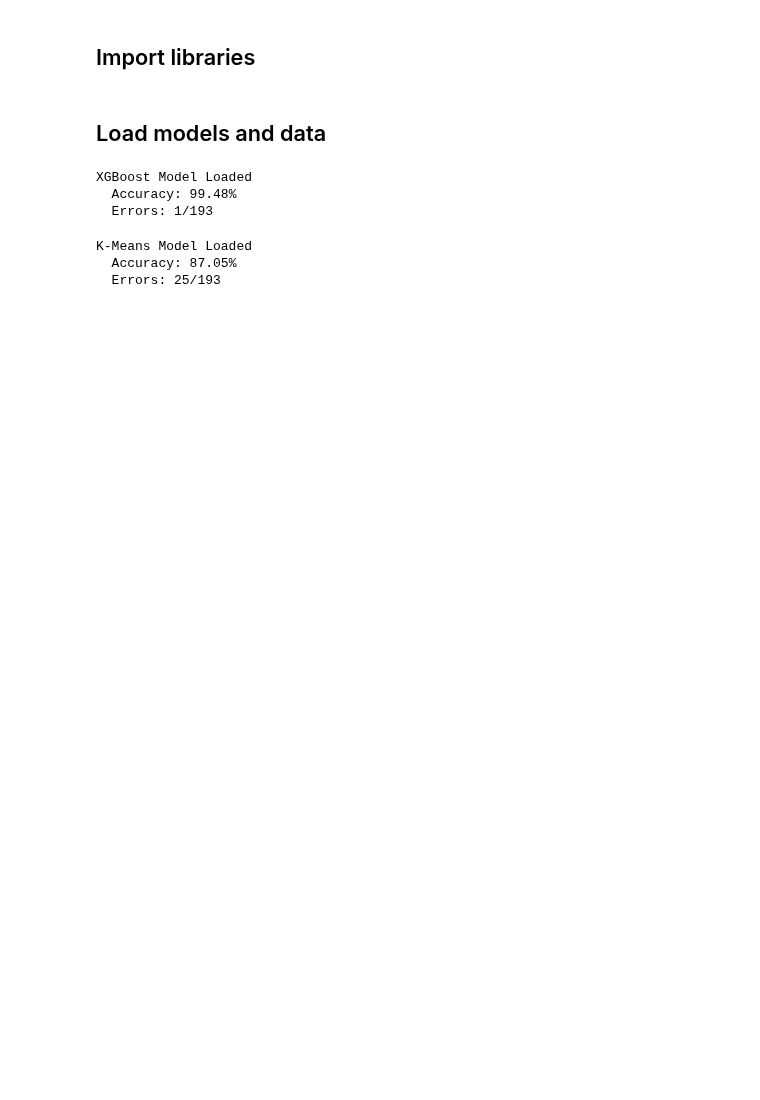
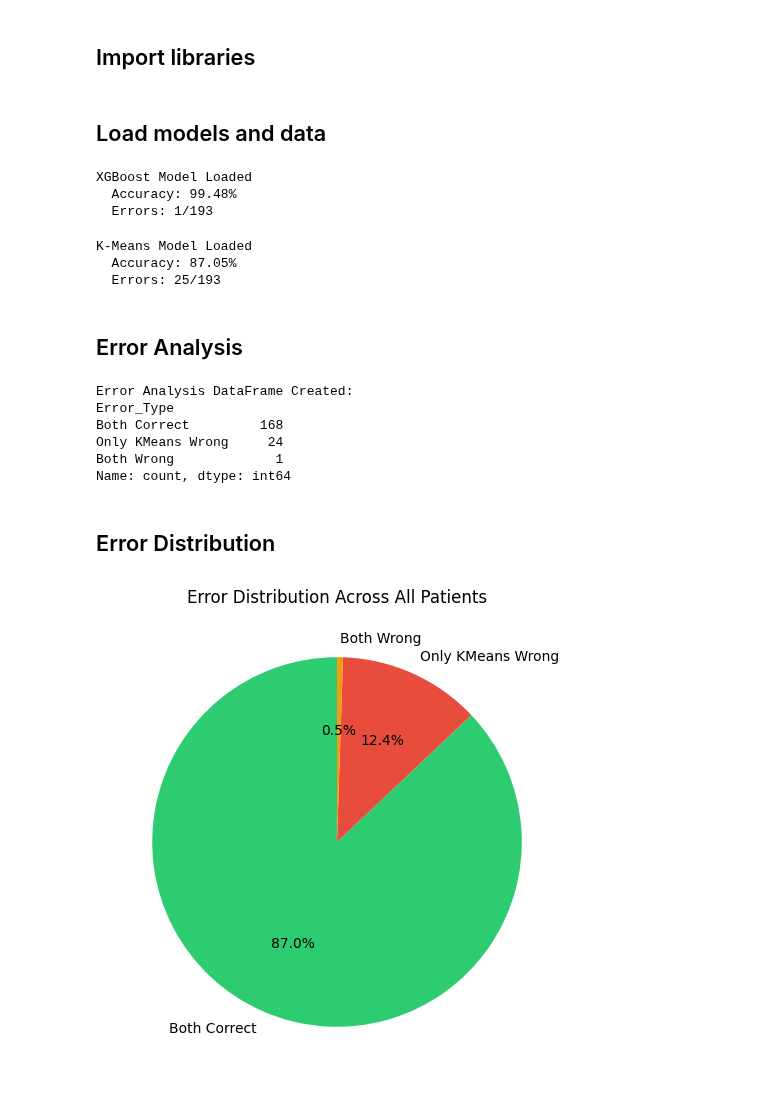
Before and after one commit to samirdahal888/Diabetes_Classification, a Jupyter notebook: notebooks/error_analysis/error_analysis.ipynb, the cells around one changed output. Saved outputs shown, nothing was run; the diff lists cells and outputs as text; code cells hidden in the pictures; blank space fills up the shorter version.

Commit message:
error analysis

```diff
--- a/notebooks/error_analysis/error_analysis.ipynb
+++ b/notebooks/error_analysis/error_analysis.ipynb
@@ -78,3 +78,56 @@ print(f"  Errors: {(~kmeans_correct).sum()}/{len(y_test)}")
 K-Means Model Loaded
   Accuracy: 87.05%
   Errors: 25/193
+# %% [markdown]
+## Error Analysis
+# %%
+# Create error analysis dataframe
+error_df = pd.DataFrame(
+    {
+        "True_Label": y_test_decoded,
+        "XGBoost_Prediction": xgb_predictions_decoded,
+        "KMeans_Prediction": kmeans_predictions_decoded,
+        "XGB_Correct": xgb_correct,
+        "KMeans_Correct": kmeans_correct,
+    }
+)
+
+# Add error type classification
+conditions = [
+    (error_df["XGB_Correct"]) & (error_df["KMeans_Correct"]),
+    (~error_df["XGB_Correct"]) & (error_df["KMeans_Correct"]),
+    (error_df["XGB_Correct"]) & (~error_df["KMeans_Correct"]),
+    (~error_df["XGB_Correct"]) & (~error_df["KMeans_Correct"]),
+]
+choices = ["Both Correct", "Only XGB Wrong", "Only KMeans Wrong", "Both Wrong"]
+error_df["Error_Type"] = np.select(conditions, choices, default="Unknown")
+
+print("Error Analysis DataFrame Created:")
+print(error_df["Error_Type"].value_counts())
+# %% [output]
+Error Analysis DataFrame Created:
+Error_Type
+Both Correct         168
+Only KMeans Wrong     24
+Both Wrong             1
+Name: count, dtype: int64
+# %% [markdown]
+## Error Distribution
+# %%
+# Error Distribution Pie Chart
+plt.figure(figsize=(8, 6))
+
+error_counts = error_df["Error_Type"].value_counts()
+colors = ["#2ecc71", "#e74c3c", "#f39c12", "#8e44ad"]
+
+plt.pie(
+    error_counts.values,
+    labels=error_counts.index,
+    autopct="%1.1f%%",
+    colors=colors,
+    startangle=90,
+)
+plt.title("Error Distribution Across All Patients")
+plt.show()
+# %% [output]
+[figure, added]
```
Also changed, not shown: parts of 2 cells of this notebook.
